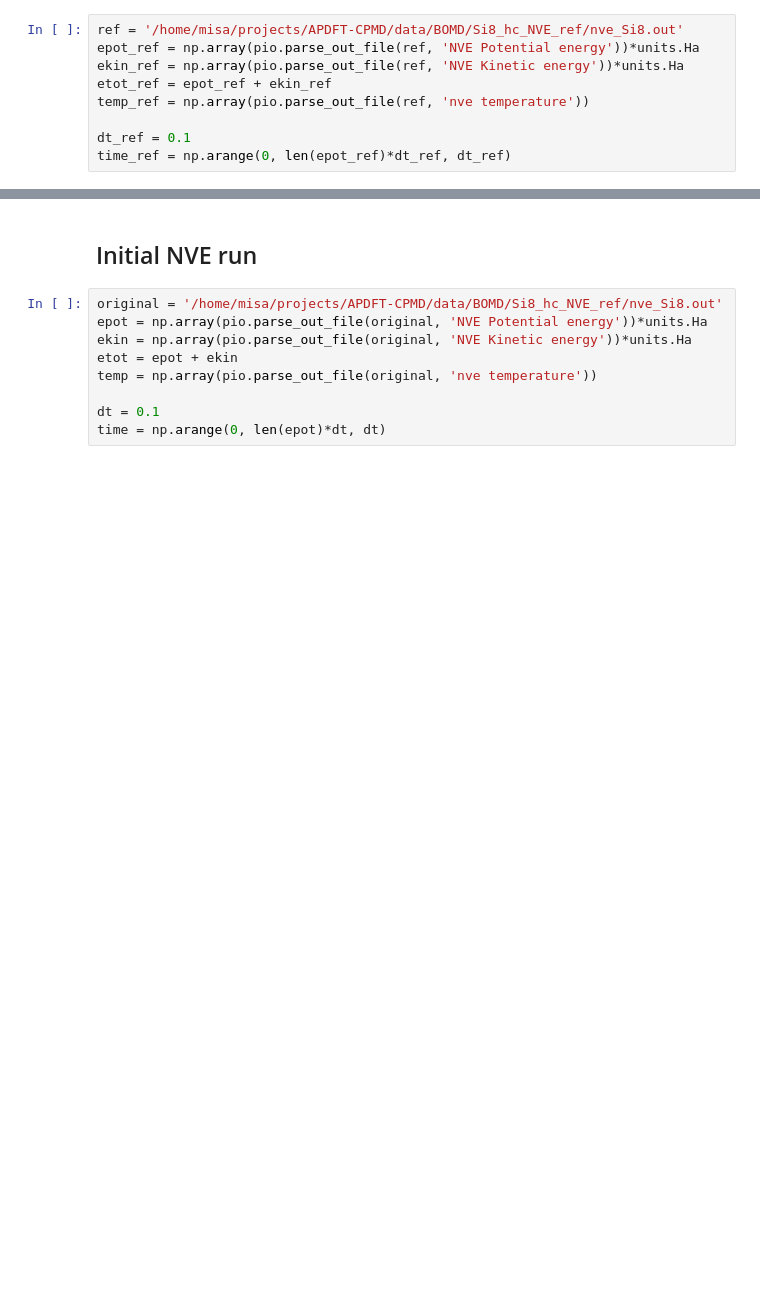
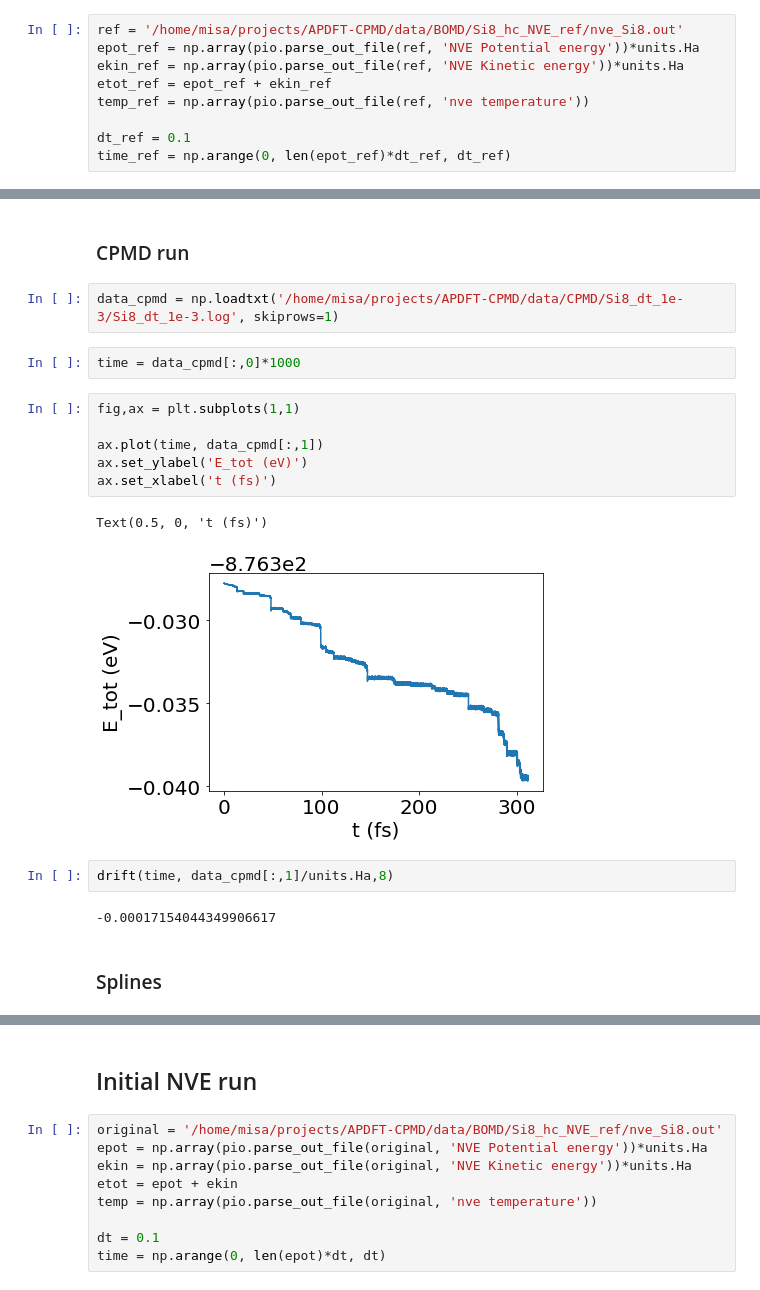
Before and after one commit to ferchault/APDFT, a Jupyter notebook: prototyping/apdft-ofdft-cpmd/Si8_NVE_ref.ipynb, the cells around one changed output, grey strips where cells are left out. Drawn from its saved outputs; the diff is of its cells as text; blank space fills up the shorter version.

```diff
--- a/prototyping/apdft-ofdft-cpmd/Si8_NVE_ref.ipynb
+++ b/prototyping/apdft-ofdft-cpmd/Si8_NVE_ref.ipynb
@@ -89,0 +137,21 @@ drift(time_ref, etot_ref/units.Ha, 8)
+# %% [markdown]
+### CPMD run
+# %%
+data_cpmd = np.loadtxt('/home/misa/projects/APDFT-CPMD/data/CPMD/Si8_dt_1e-3/Si8_dt_1e-3.log', skiprows=1)
+# %%
+time = data_cpmd[:,0]*1000
+# %%
+fig,ax = plt.subplots(1,1)
+
+ax.plot(time, data_cpmd[:,1])
+ax.set_ylabel('E_tot (eV)')
+ax.set_xlabel('t (fs)')
+# %% [output]
+Text(0.5, 0, 't (fs)')
+[figure, added]
+# %%
+drift(time, data_cpmd[:,1]/units.Ha,8)
+# %% [output]
+-0.00017154044349906617
+# %% [markdown]
+### Splines
```
Also changed, not shown: parts of 12 cells of this notebook, 2 other files.
